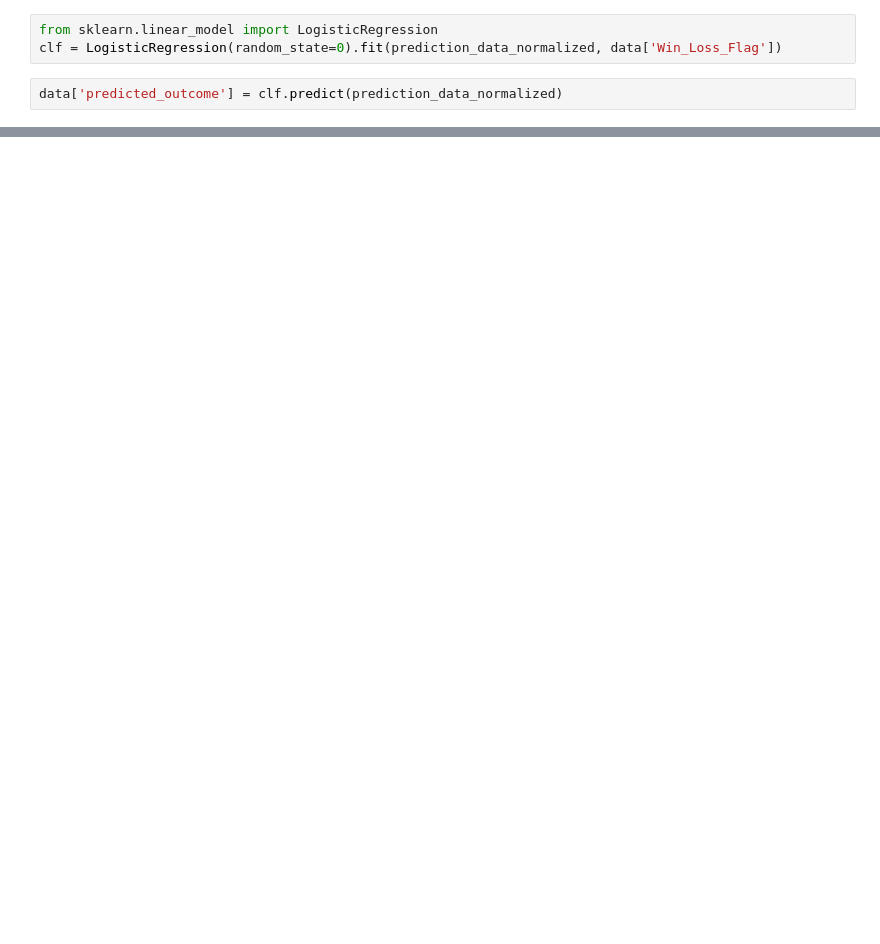
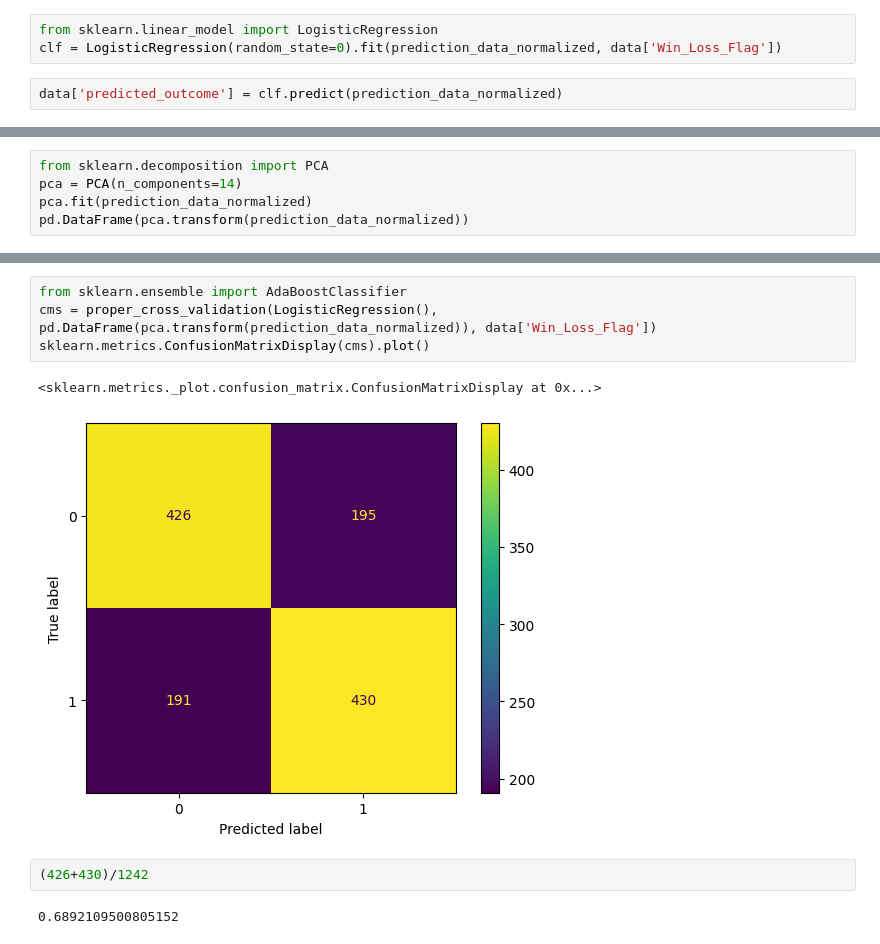
Before and after one commit to amarkules1/march_madness, a Jupyter notebook: notebooks/logistic_regression.ipynb, the cells around one changed output, grey strips where cells are left out. Cells and saved outputs as stored; diff of their text form; blank space fills up the shorter version.

```diff
--- a/notebooks/logistic_regression.ipynb
+++ b/notebooks/logistic_regression.ipynb
@@ -257,0 +261,5 @@ sklearn.metrics.ConfusionMatrixDisplay(cms).plot()
+# %%
+from sklearn.decomposition import PCA
+pca = PCA(n_components=14)
+pca.fit(prediction_data_normalized)
+pd.DataFrame(pca.transform(prediction_data_normalized))
@@ -257,0 +280,11 @@ sklearn.metrics.ConfusionMatrixDisplay(cms).plot()
+# %%
+from sklearn.ensemble import AdaBoostClassifier
+cms = proper_cross_validation(LogisticRegression(), pd.DataFrame(pca.transform(prediction_data_normalized)), data['Win_Loss_Flag'])
+sklearn.metrics.ConfusionMatrixDisplay(cms).plot()
+# %% [output]
+<sklearn.metrics._plot.confusion_matrix.ConfusionMatrixDisplay at 0x...>
+[figure, added]
+# %%
+(426+430)/1242
+# %% [output]
+0.6892109500805152
```
Also changed, not shown: parts of 14 cells of this notebook, 1 other file.
